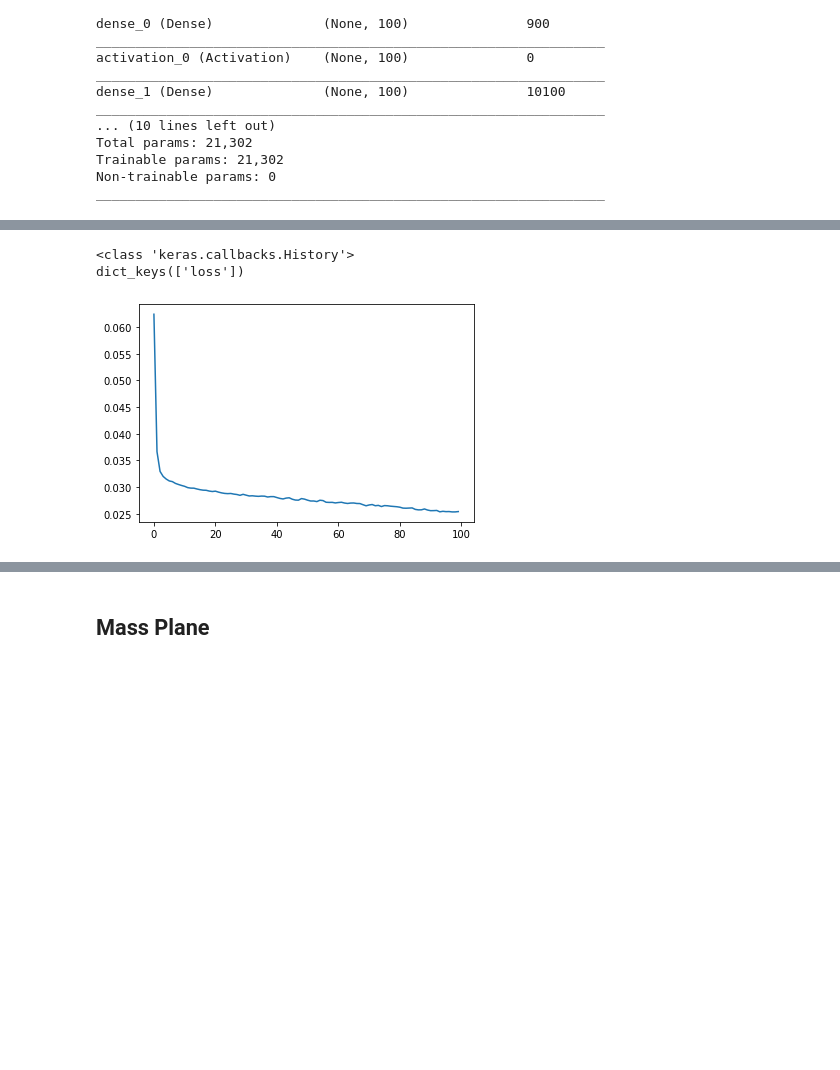
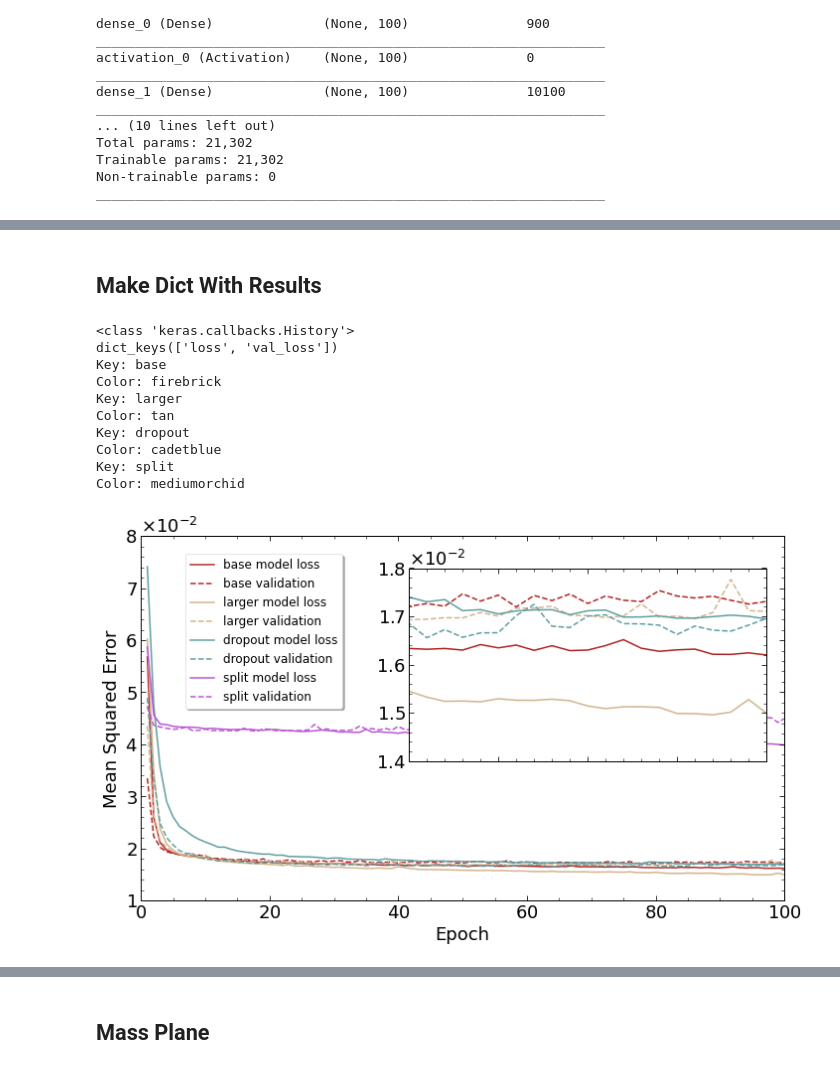
Before and after one commit to russbate42/HH4B_Mass_Regression, a Jupyter notebook: mass_regression/mass_regression.ipynb, the cells around one changed output, grey strips where cells are left out. Cells and saved outputs as stored; diff of their text form; code cells hidden in the pictures; blank space fills up the shorter version.

Commit message:
Working models, 2d mass plane predictions.

```diff
--- a/mass_regression/mass_regression.ipynb
+++ b/mass_regression/mass_regression.ipynb
@@ -451,0 +800,5 @@ _________________________________________________________________
+# %%
+split_model = Split_Network(num_features=14, name='Split_Network')
+split_model.compile(loss='mse', optimizer=keras.optimizers.Adam(
+    learning_rate=.002))
+split_model.summary()
@@ -474,0 +904,8 @@ Epoch 100/100
+# %%
+split_history = split_model.fit(
+                [Xspl1_tr, Xspl2_tr],
+                Yn_tr,
+                validation_data=([Xspl1_val, Xspl2_val], Yn_val),
+                shuffle=True,
+                epochs=100,
+                batch_size=6000)
@@ -475,13 +930,65 @@ Epoch 100/100
+# %% [markdown]
+## Make Dict With Results
+# %%
+history_dict = dict()
+history_dict['base'] = dnn_history
+history_dict['larger'] = Ldnn_history
+history_dict['dropout'] = L_DOdnn_history
+history_dict['split'] = split_history
 # %%
 print(type(dnn_history))
 print(dnn_history.history.keys())
 
-plt.plot(dnn_history.history['loss'])
-plt.show()
+loss_curve_colors = ['firebrick', 'tan', 'cadetblue', 'mediumorchid']
+
+fig = plt.figure(figsize=(10,6))
+dnn_loss = np.array(dnn_history.history['loss'])
+dnn_val_loss = np.array(dnn_history.history['val_loss'])
+epoch = np.arange(1,len(dnn_loss)+1,1)
+
+ax1 = fig.add_axes([.075,.1,.9,.85])
+ax2 = fig.add_axes([.45,.425,.5,.45])
+
+for (color, (key, hist)) in zip(loss_curve_colors, history_dict.items()):
+    print('Key: {}'.format(key))
+    print('Color: {}'.format(color))
+    loss = hist.history['loss']
+    val_loss = hist.history['val_loss']
+    ax1.plot(epoch, loss, label='{} model loss'.format(key), ls='solid',
+             color=color)
+    ax1.plot(epoch, val_loss, label='{} validation'.format(key),
+             ls='dashed', color=color)
+    ax2.plot(epoch, loss, ls='solid',
+             color=color)
+    ax2.plot(epoch, val_loss,
+             ls='dashed', color=color)
+
+# Axis 1
+ax1.set_xlim(0,len(dnn_loss))
+ax1.set_xlabel('Epoch', fontsize=18)
+ax1.set_ylabel('Mean Squared Error', fontsize=18)
+
+# Axis 2
+ax2.set_xlim(80,100)
+ax2.set_ylim(.014,.018)
+ax2.set_xticklabels([])
+
+# Figure
+fig.legend(fontsize=12, loc=[.125,.55], frameon=True, shadow=True, fancybox=True)
+fig.savefig('Plots/Oct22/AllNetworks_lossCurves_simple.png', format='png')
+fig.show()
 # %% [output]
 <class 'keras.callbacks.History'>
-dict_keys(['loss'])
+dict_keys(['loss', 'val_loss'])
+Key: base
+Color: firebrick
+Key: larger
+Color: tan
+Key: dropout
+Color: cadetblue
+Key: split
+Color: mediumorchid
-[figure, old version]
+[figure, new version]
 # %% [markdown]
 ### Notes:
  - okay so the network is clearly learning to optimize something here despite minimal information
```
Also changed, not shown: parts of 77 cells of this notebook, 5 other files.
